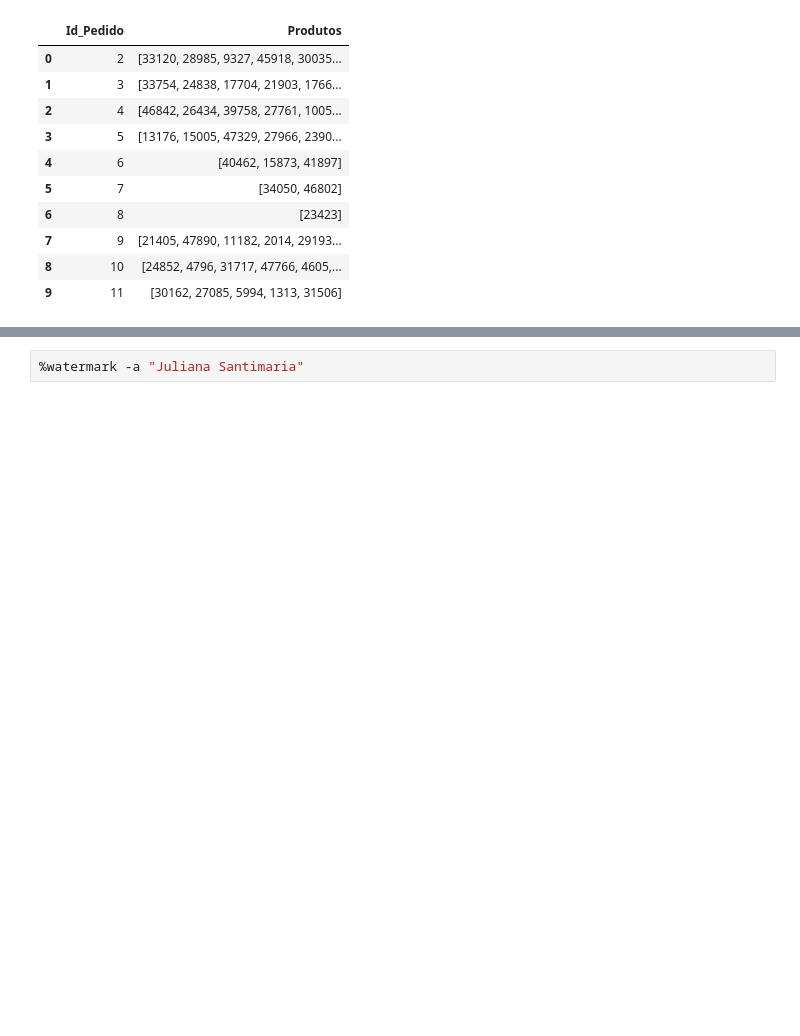
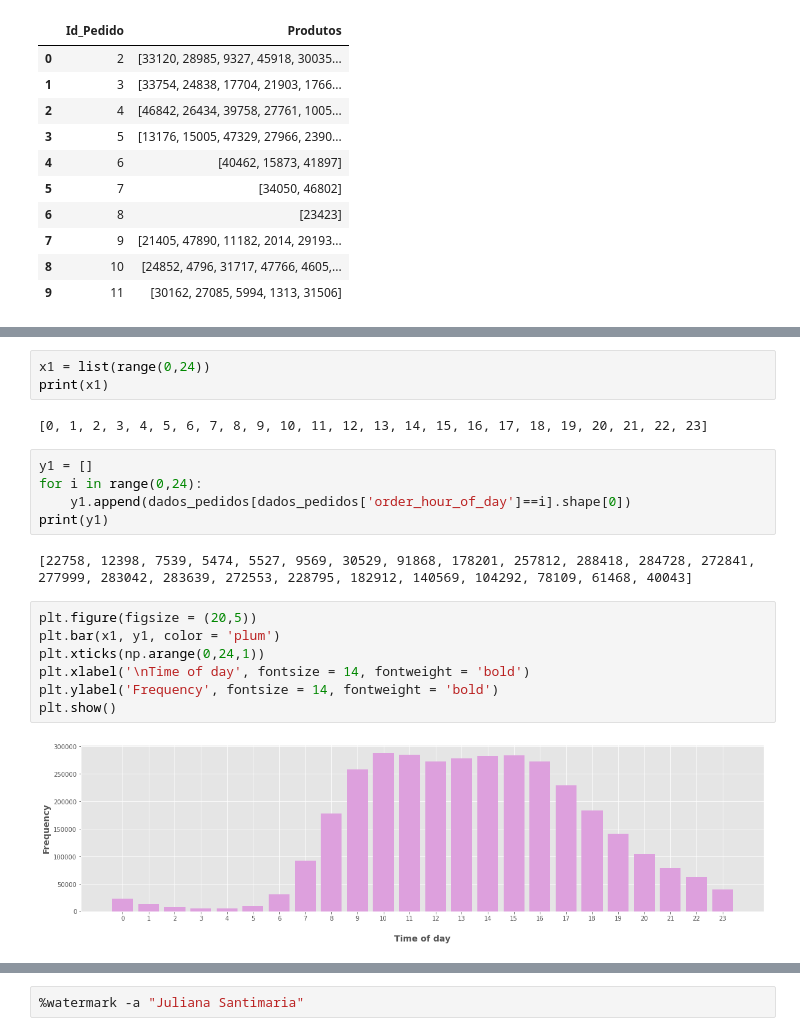
Before and after one commit to julianasantimaria/dataAnalysis, a Jupyter notebook: modulo1/proj6/mod1Proj6.ipynb, the cells around one changed output, grey strips where cells are left out. Cells and saved outputs as stored; diff of their text form; blank space fills up the shorter version.

```diff
--- a/modulo1/proj6/mod1Proj6.ipynb
+++ b/modulo1/proj6/mod1Proj6.ipynb
@@ -251,0 +338,21 @@ transacoes.head(10)
+# %%
+x1 = list(range(0,24))
+print(x1)
+# %% [output]
+[0, 1, 2, 3, 4, 5, 6, 7, 8, 9, 10, 11, 12, 13, 14, 15, 16, 17, 18, 19, 20, 21, 22, 23]
+# %%
+y1 = []
+for i in range(0,24):
+    y1.append(dados_pedidos[dados_pedidos['order_hour_of_day']==i].shape[0])
+print(y1)
+# %% [output]
+[22758, 12398, 7539, 5474, 5527, 9569, 30529, 91868, 178201, 257812, 288418, 284728, 272841, 277999, 283042, 283639, 272553, 228795, 182912, 140569, 104292, 78109, 61468, 40043]
+# %%
+plt.figure(figsize = (20,5))
+plt.bar(x1, y1, color = 'plum')
+plt.xticks(np.arange(0,24,1))
+plt.xlabel('\nTime of day', fontsize = 14, fontweight = 'bold')
+plt.ylabel('Frequency', fontsize = 14, fontweight = 'bold')
+plt.show()
+# %% [output]
+[figure, added]
```
Also changed, not shown: parts of 75 cells of this notebook.
